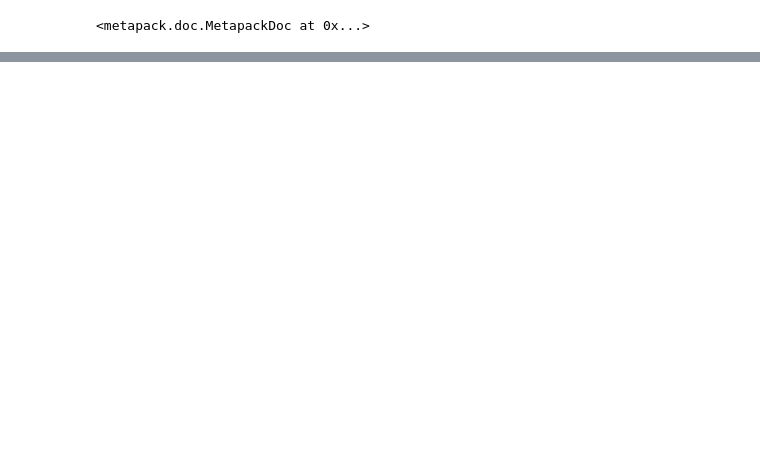
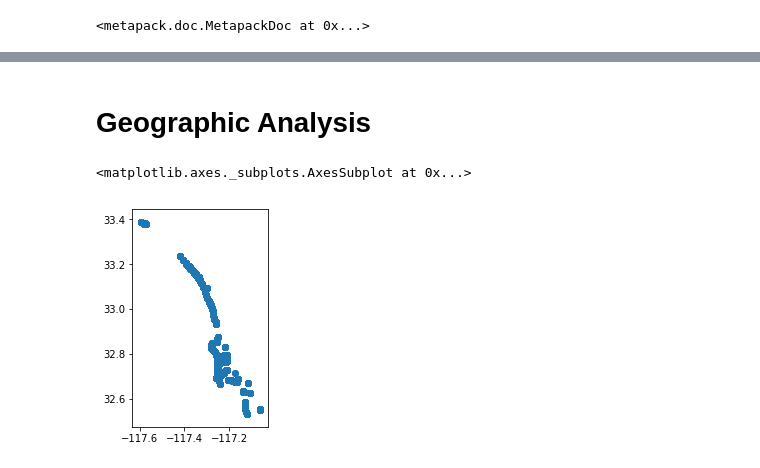
Before and after one commit to san-diego-water-quality/water-datasets, a Jupyter notebook: ceden.waterboards.ca.gov-beachwatch-sandiego/notebooks/Exploration.ipynb, the cells around one changed output, grey strips where cells are left out. Saved outputs shown, nothing was run; the diff lists cells and outputs as text; code cells hidden in the pictures; blank space fills up the shorter version.

```diff
--- a/ceden.waterboards.ca.gov-beachwatch-sandiego/notebooks/Exploration.ipynb
+++ b/ceden.waterboards.ca.gov-beachwatch-sandiego/notebooks/Exploration.ipynb
@@ -49,0 +91,15 @@ Index(['program', 'parentproject', 'project', 'stationname', 'stationcode',
+# %% [markdown]
+# Geographic Analysis
+# %%
+from shapely.geometry import Point
+import geopandas as gpd
+
+## Create a new GeoPandas frame, converting the targetlongitude and targetlatitude
+## colums to a Shapely Point and assigning it to the frame's geometry
+
+gdf = gpd.GeoDataFrame(df, geometry=
+                        [Point(x,y) for x,y in zip(df.targetlongitude, df.targetlatitude)])
+gdf.plot()
+# %% [output]
+<matplotlib.axes._subplots.AxesSubplot at 0x...>
+[figure, added]
```
Also changed, not shown: parts of 23 cells of this notebook, 4 other files.
